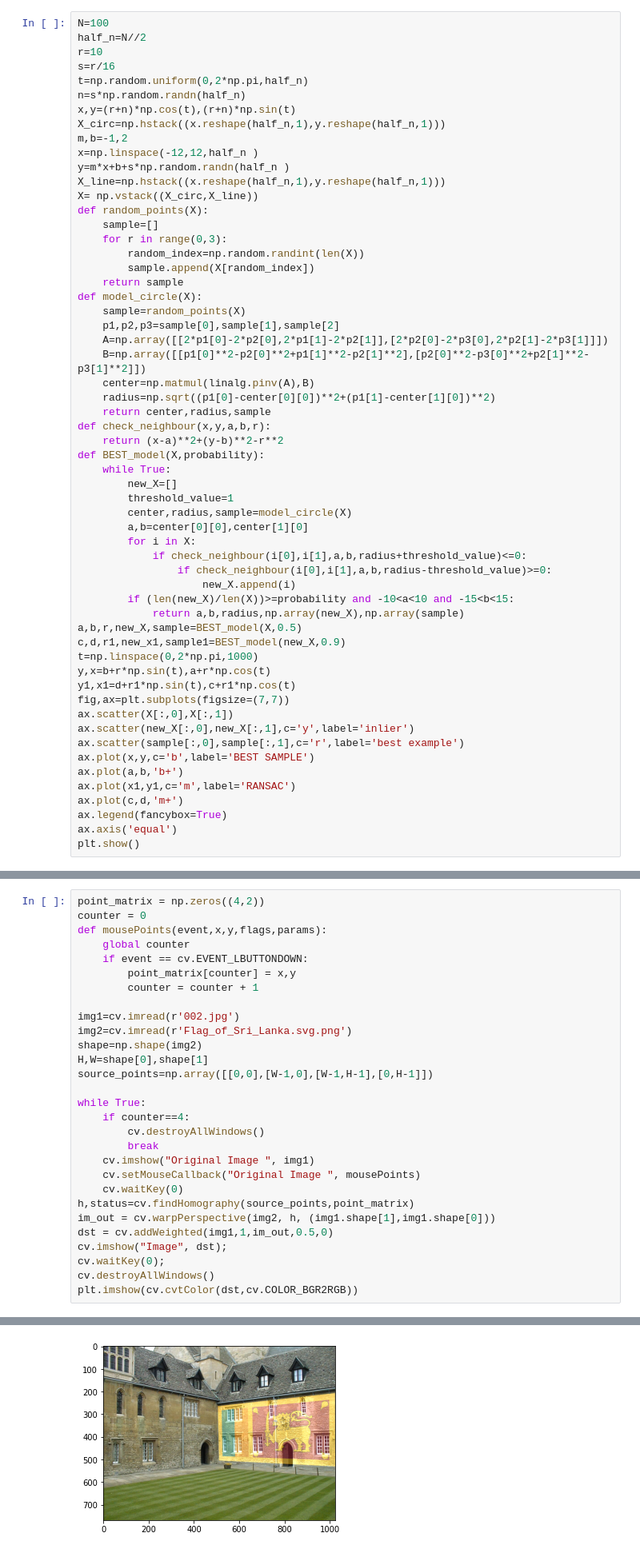
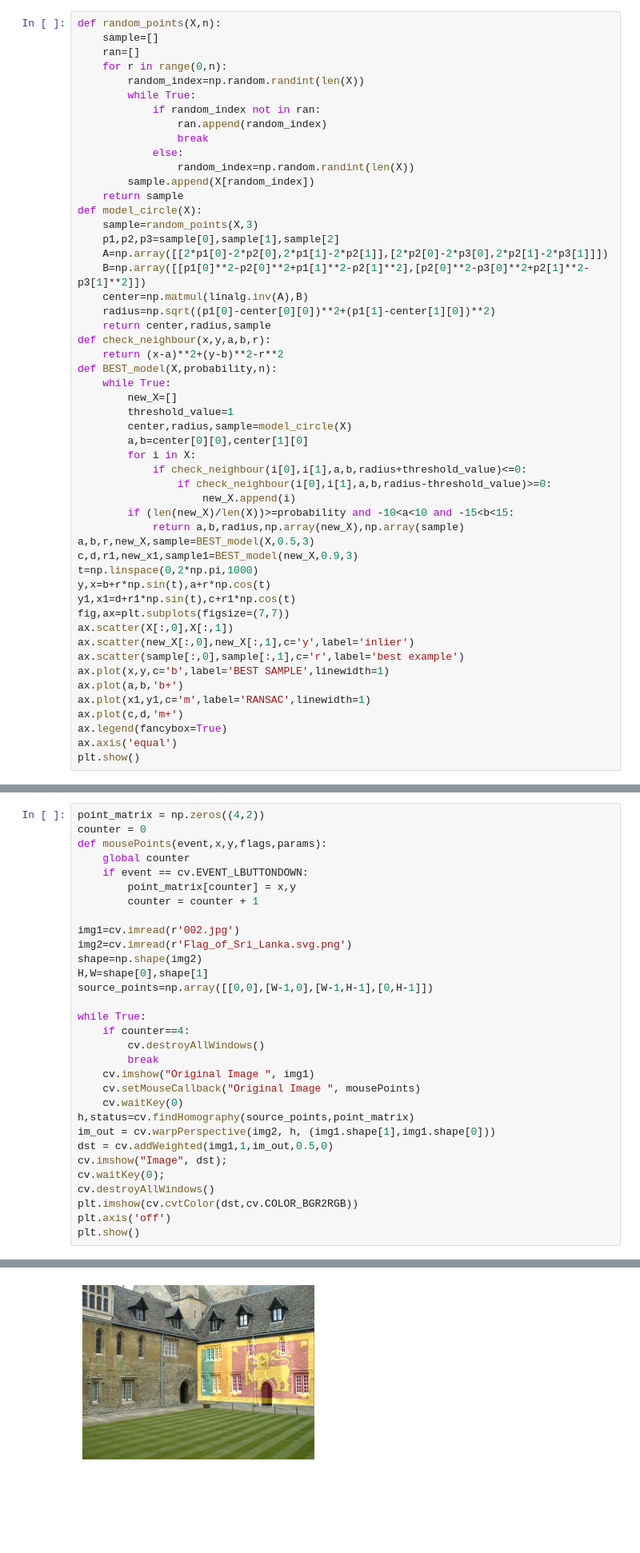
Before and after one commit to Dinuka-1999/Assignment, a Jupyter notebook: Assignment 2/190639B_Assignment_2.ipynb, the cells around one changed output, grey strips where cells are left out. Shown at 80% size. Cells and saved outputs as stored; diff of their text form; blank space fills up the shorter version.

```diff
--- a/Assignment 2/190639B_Assignment_2.ipynb
+++ b/Assignment 2/190639B_Assignment_2.ipynb
@@ -9,34 +23,28 @@ from scipy import linalg
 # %%
-N=100
-half_n=N//2
-r=10
-s=r/16
-t=np.random.uniform(0,2*np.pi,half_n)
-n=s*np.random.randn(half_n)
-x,y=(r+n)*np.cos(t),(r+n)*np.sin(t)
-X_circ=np.hstack((x.reshape(half_n,1),y.reshape(half_n,1)))
-m,b=-1,2
-x=np.linspace(-12,12,half_n )
-y=m*x+b+s*np.random.randn(half_n )
-X_line=np.hstack((x.reshape(half_n,1),y.reshape(half_n,1)))
-X= np.vstack((X_circ,X_line))
-def random_points(X):
+def random_points(X,n):
     sample=[]
-    for r in range(0,3):
+    ran=[]
+    for r in range(0,n):
         random_index=np.random.randint(len(X))
+        while True:
+            if random_index not in ran:
+                ran.append(random_index)
+                break
+            else:
+                random_index=np.random.randint(len(X))
         sample.append(X[random_index])
     return sample
 def model_circle(X):
-    sample=random_points(X)
+    sample=random_points(X,3)
     p1,p2,p3=sample[0],sample[1],sample[2]
     A=np.array([[2*p1[0]-2*p2[0],2*p1[1]-2*p2[1]],[2*p2[0]-2*p3[0],2*p2[1]-2*p3[1]]])
     B=np.array([[p1[0]**2-p2[0]**2+p1[1]**2-p2[1]**2],[p2[0]**2-p3[0]**2+p2[1]**2-p3[1]**2]])
-    center=np.matmul(linalg.pinv(A),B)
+    center=np.matmul(linalg.inv(A),B)
     radius=np.sqrt((p1[0]-center[0][0])**2+(p1[1]-center[1][0])**2)
     return center,radius,sample
 def check_neighbour(x,y,a,b,r):
     return (x-a)**2+(y-b)**2-r**2
-def BEST_model(X,probability):
+def BEST_model(X,probability,n):
     while True:
         new_X=[]
         threshold_value=1
@@ -48,8 +56,8 @@ def BEST_model(X,probability):
                     new_X.append(i)
         if (len(new_X)/len(X))>=probability and -10<a<10 and -15<b<15:
             return a,b,radius,np.array(new_X),np.array(sample)
-a,b,r,new_X,sample=BEST_model(X,0.5)
-c,d,r1,new_x1,sample1=BEST_model(new_X,0.9)
+a,b,r,new_X,sample=BEST_model(X,0.5,3)
+c,d,r1,new_x1,sample1=BEST_model(new_X,0.9,3)
 t=np.linspace(0,2*np.pi,1000)
 y,x=b+r*np.sin(t),a+r*np.cos(t)
 y1,x1=d+r1*np.sin(t),c+r1*np.cos(t)
@@ -57,9 +65,9 @@ fig,ax=plt.subplots(figsize=(7,7))
 ax.scatter(X[:,0],X[:,1])
 ax.scatter(new_X[:,0],new_X[:,1],c='y',label='inlier')
 ax.scatter(sample[:,0],sample[:,1],c='r',label='best example')
-ax.plot(x,y,c='b',label='BEST SAMPLE')
+ax.plot(x,y,c='b',label='BEST SAMPLE',linewidth=1)
 ax.plot(a,b,'b+')
-ax.plot(x1,y1,c='m',label='RANSAC')
+ax.plot(x1,y1,c='m',label='RANSAC',linewidth=1)
 ax.plot(c,d,'m+')
 ax.legend(fancybox=True)
 ax.axis('equal')
@@ -95,4 +103,6 @@ cv.imshow("Image", dst);
 cv.waitKey(0);
 cv.destroyAllWindows()
 plt.imshow(cv.cvtColor(dst,cv.COLOR_BGR2RGB))
+plt.axis('off')
+plt.show()
 # %% [output]
@@ -100 +109 @@ plt.imshow(cv.cvtColor(dst,cv.COLOR_BGR2RGB))
-[figure, old version]
+[figure, new version]
```
Also changed, not shown: parts of 6 cells of this notebook, 11 other files.
